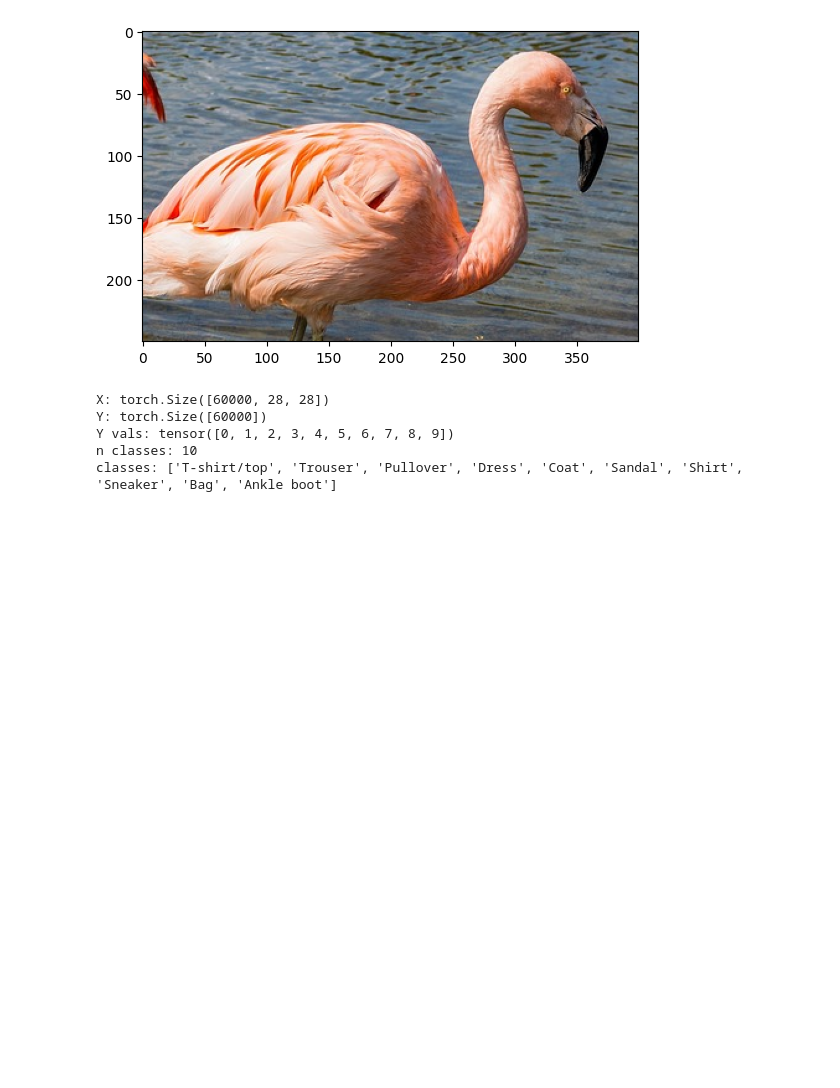
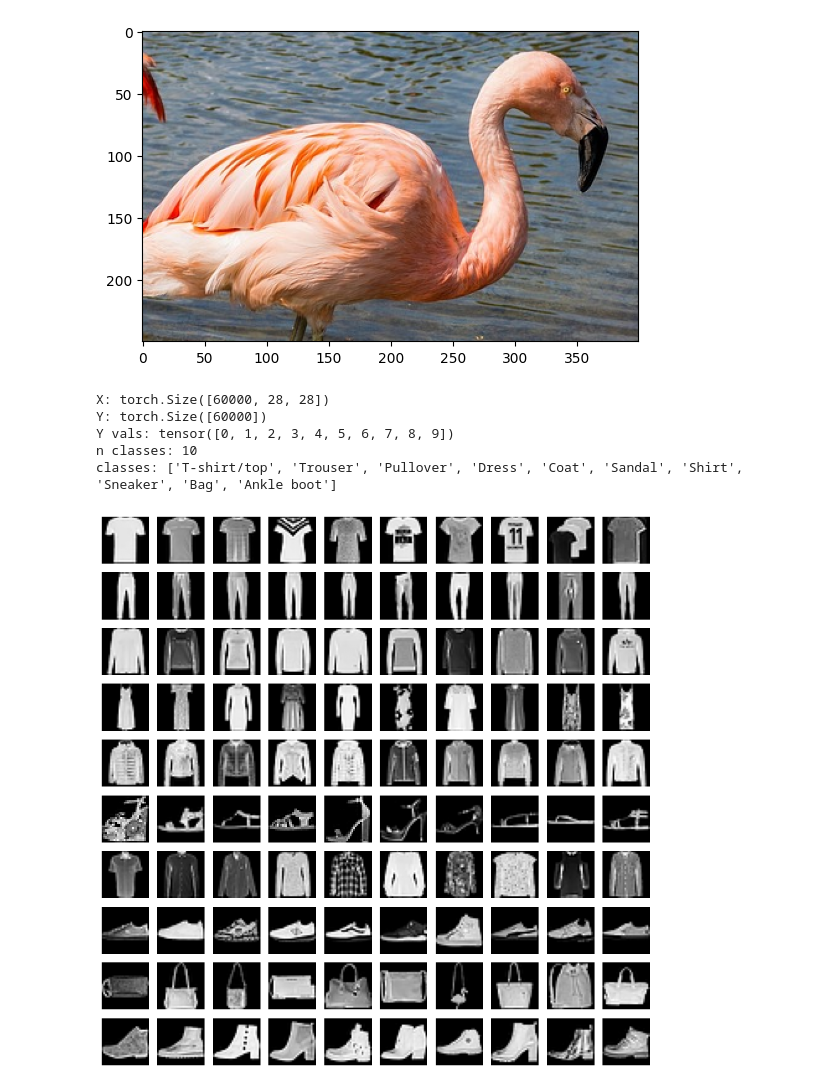
Before and after one commit to damiansp/cpu_vis, a Jupyter notebook: mod_w_pytorch/03_deep_nn/deep_nn.ipynb, the cells around one changed output. Cells and saved outputs as stored; diff of their text form; code cells hidden in the pictures; blank space fills up the shorter version.

```diff
--- a/mod_w_pytorch/03_deep_nn/deep_nn.ipynb
+++ b/mod_w_pytorch/03_deep_nn/deep_nn.ipynb
@@ -45,3 +45,17 @@ Y: torch.Size([60000])
 Y vals: tensor([0, 1, 2, 3, 4, 5, 6, 7, 8, 9])
 n classes: 10
 classes: ['T-shirt/top', 'Trouser', 'Pullover', 'Dress', 'Coat', 'Sandal', 'Shirt', 'Sneaker', 'Bag', 'Ankle boot']
+# %%
+r, c = len(tr_targets.unique()), 10
+fig, ax = plt.subplots(r, c, figsize=(10, 10))
+for i, plot_row in enumerate(ax):
+    label_x_rows = np.where(tr_targets == i)[0]
+    for p in plot_row:
+        p.grid(False)
+        p.axis('off')
+        idx = np.random.choice(label_x_rows)
+        x, y = tr_imgs[idx], tr_targets[idx]
+        p.imshow(x, cmap='gray')
+plt.tight_layout();
+# %% [output]
+[figure, added]
```
